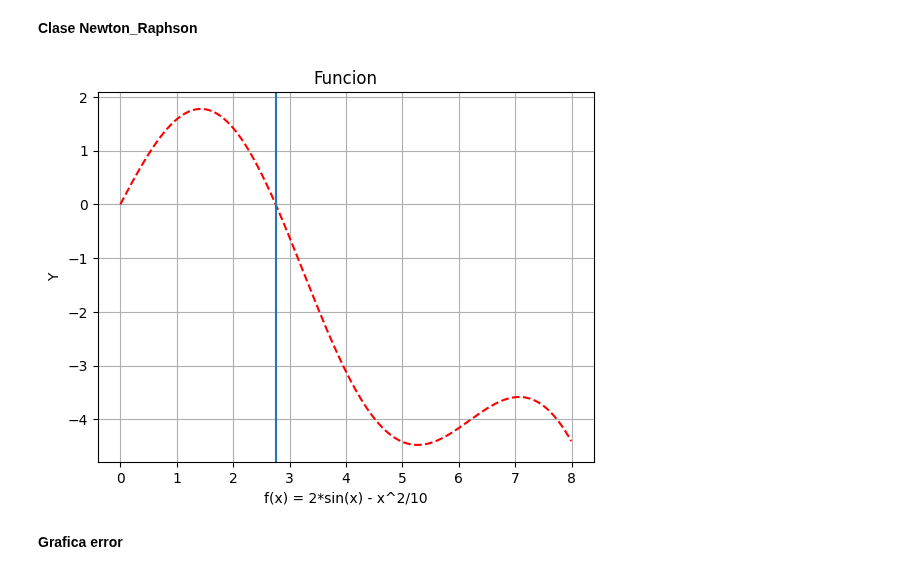
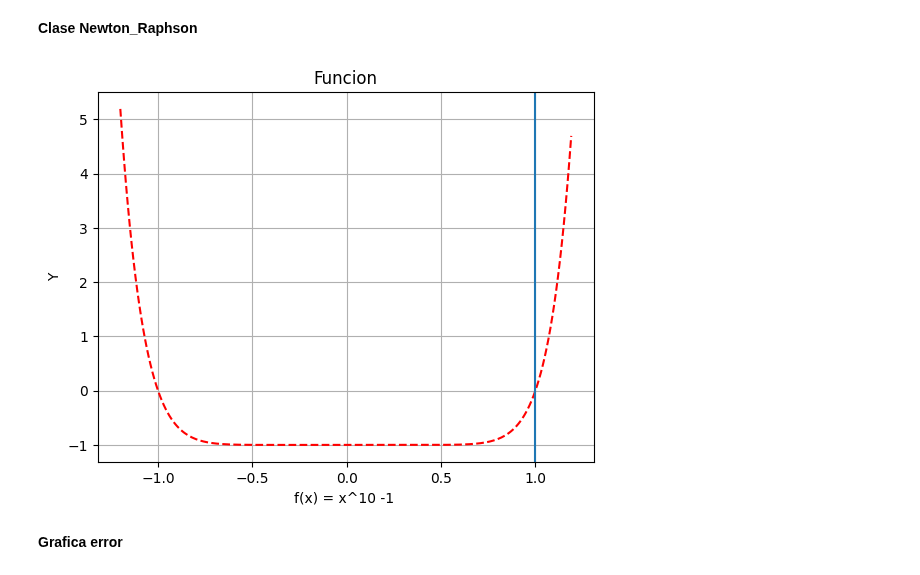
Before and after one commit to soyudea/Optimizacion, a Jupyter notebook: NewtonRaphson.ipynb, the cells around one changed output. Drawn from its saved outputs; the diff is of its cells as text; code cells hidden in the pictures.

```diff
--- a/NewtonRaphson.ipynb
+++ b/NewtonRaphson.ipynb
@@ -26,16 +26,16 @@ Ingrese valor del error aceptable 0.001
 # %%
-xl = 0
-xu = 8
+xl = -1.2
+xu = 1.2
 
 def graf_f():
-  X = list(np.arange(xl, xu, 0.01))
-  Y=[(2*math.sin(x) -(x**2)/10) for x in X]
-
+  X = list(np.arange(xl, xu, 0.001))
+  #Y=[(2*math.sin(x) -(x**2)/10) for x in X]
+  Y=[((x**10) - 1) for x in X]
   plt.title("Funcion")
-  plt.xlabel("f(x) = 2*sin(x) - x^2/10")
+  plt.xlabel("f(x) = x^10 -1 ")
   plt.ylabel("Y")
   plt.plot(X,Y, "r--")
-  plt.axvline(x= 2, ymin=0.0, ymax=30)
+  plt.axvline(x= 0.95, ymin=0.0, ymax=30)
   plt.grid()
   plt.show()
 graf_f()
@@ -107,23 +107,23 @@ class NewtonRaphson:
 
       return self.__f_last,  self.__xlast
 # %%
-xl = 0
-xu = 8
+xl = -1.2
+xu = 1.2
 
 def graf_f():                                    #Grafica la raiz
   X = list(np.arange(xl, xu, 0.01))
-  Y=[(2*math.sin(x) -(x**2)/10) for x in X]
+  Y=[(x**10 -(1)) for x in X]
 
   plt.title("Funcion")
-  plt.xlabel("f(x) = 2*sin(x) - x^2/10")
+  plt.xlabel("f(x) = x^10 -1 ")
   plt.ylabel("Y")
   plt.plot(X,Y, "r--")
-  plt.axvline(x= 2.75, ymin=0.0, ymax=30)
+  plt.axvline(x=  1.0001072190813836, ymin=0.0, ymax=10)
   plt.grid()
   plt.show()
 graf_f()
 # %% [output]
-[figure, old version]
+[figure, new version]
 # %% [markdown]
 **Grafica error**
 # %% [markdown]
```
Also changed, not shown: parts of 6 cells of this notebook.
